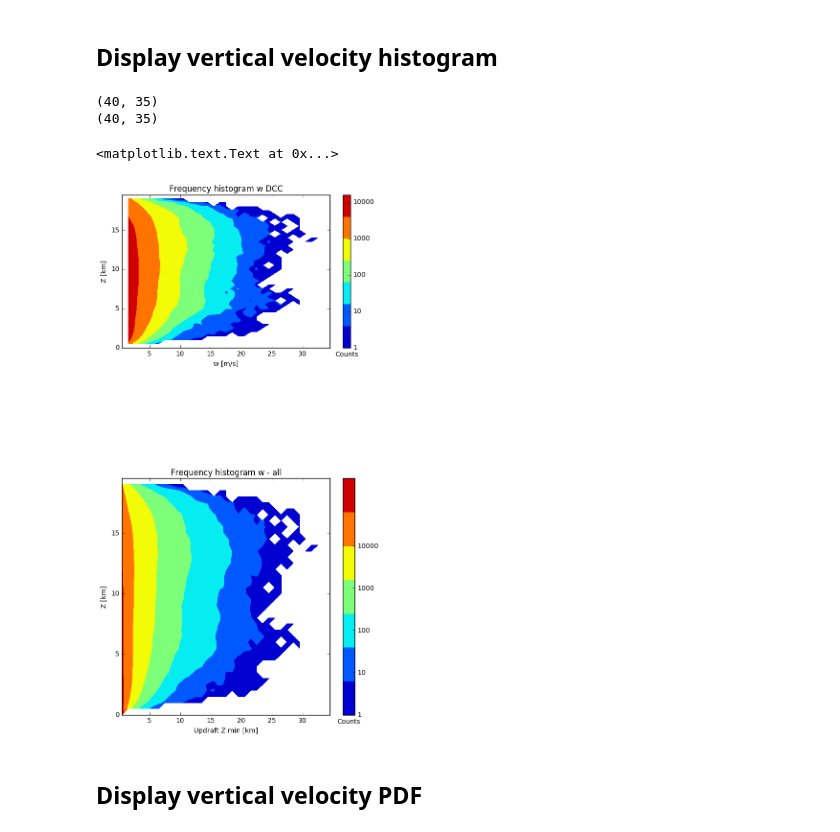
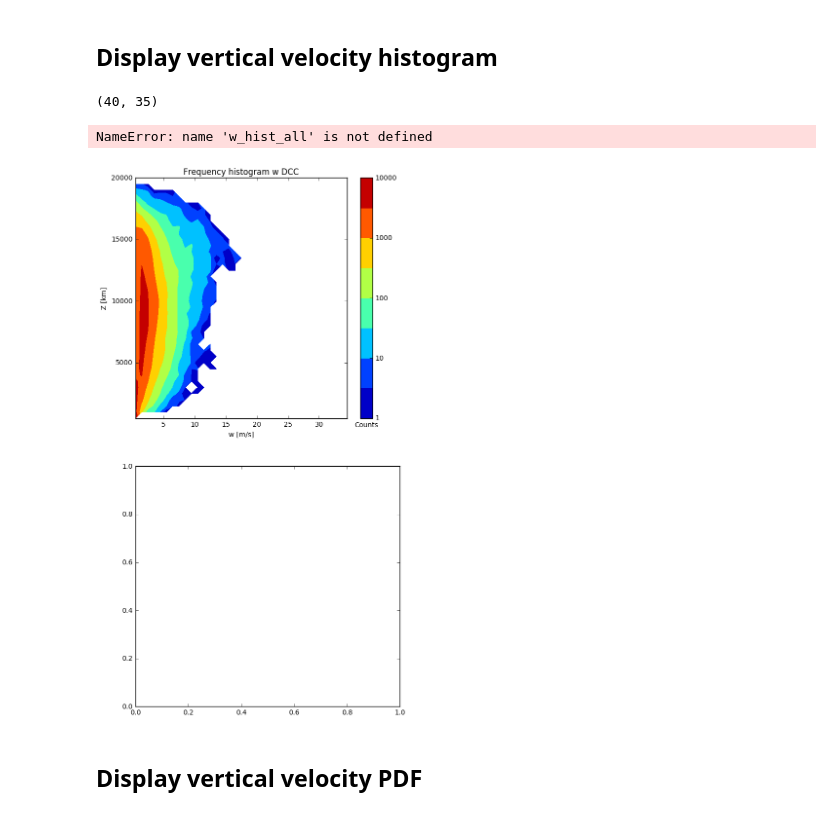
Before and after one commit to rcjackson/cmdv-rrm-anl, a Jupyter notebook: notebooks/w pdf.ipynb, the cells around one changed output. Cells and saved outputs as stored; diff of their text form; code cells hidden in the pictures.

```diff
--- a/notebooks/w pdf.ipynb
+++ b/notebooks/w pdf.ipynb
@@ -331,11 +331,11 @@ sounding_times = get_sounding_times(start_year,
                                     59)
 
 Sounding_netcdf = get_sounding(sounding_times[1])
-
+num_levels = 40
 p = Sounding_netcdf.variables['pres'][:]
 z = Sounding_netcdf.variables['alt'][:]
 
-z_levels = np.arange(0.5,20.5,0.5)*1000
+z_levels = np.arange(0.5,0.5*(num_levels+1),0.5)*1000
 
 p_levels = np.zeros(z_levels.shape)
 count = 0
@@ -378,7 +378,7 @@ def get_bca(grid):
 Code to retrieve all vertical velocities within x degree beam crossing angle. This code uses Collis et al. (2013) definition of Deep Convective Core
 # %%
 count = 0
-num_levels = 40
+
 dc = np.ma.zeros((len(times), 81, 111))
 ws = np.ma.zeros((len(times), num_levels, 81, 111))
 ws_all = np.ma.zeros((len(times), num_levels, 81, 111))
@@ -397,14 +397,16 @@ for time in times:
 
         is_in_updraft = w[levels] > 1
         is_in_updraft_next = w[levels+1] > 1
-        both_in_updraft = np.logical_or(np.logical_and(is_in_updraft,is_in_updraft_next),
+        both_in_updraft = np.logical_or(np.logical_and(is_in_updraft,
+                                                       is_in_updraft_next),
                                         updraft_depth > 10)
 
 
         add_one = np.where(both_in_updraft)
         set_to_zero = np.where(~both_in_updraft)
         if(len(add_one[0]) > 0):
-            updraft_depth[add_one[0], add_one[1]] = updraft_depth[add_one[0], add_one[1]] + 1
+            updraft_depth[add_one[0], add_one[1]] = updraft_depth[add_one[0],
+                                                                  add_one[1]] + 1
             updraft_depth[set_to_zero[0], set_to_zero[1]] = 0
 
     dc[count] = updraft_depth
@@ -413,16 +415,22 @@ for time in times:
     rfs[count] = z
     count = count + 1
 
-
 # Calculate PDF
 mean_w = np.ma.zeros(num_levels)
 median_w = np.ma.zeros(num_levels)
+ninety_w = np.ma.zeros(num_levels)
 ninety_five_w = np.ma.zeros(num_levels)
 ninety_nine_w = np.ma.zeros(num_levels)
+mean_z = np.ma.zeros(num_levels)
+median_z = np.ma.zeros(num_levels)
+ninety_z = np.ma.zeros(num_levels)
+ninety_five_z = np.ma.zeros(num_levels)
+ninety_nine_z = np.ma.zeros(num_levels)
 dims = ws.shape
 bins = np.arange(0,36,1)
-
+bins_z = np.arange(0,60,1)
 w_hist = np.ma.zeros((num_levels, len(bins)-1))
+z_hist = np.ma.zeros((num_levels, len(bins_z)-1))
 
 for levels in range(0,num_levels):
     w_level = ws[:,levels,:,:]
@@ -432,17 +440,32 @@ for levels in range(0,num_levels):
                                                           r_level[i,:,:] < 1),
                                                           w_level[i,:,:])
 
+
     ws_in_core = w_level[~w_level.mask]
+    zs_in_core = r_level[~w_level.mask]
     mean_w[levels] = np.ma.mean(ws_in_core)
     median_w[levels] = np.ma.median(ws_in_core)
+    mean_z[levels] = np.ma.mean(zs_in_core)
+    median_z[levels] = np.ma.median(zs_in_core)
     counts, bins = np.histogram(ws_in_core, bins=bins)
     w_hist[levels] = counts
+    counts_z, bins_z = np.histogram(zs_in_core, bins=bins_z)
+    z_hist[levels] = counts_z/(sum(counts_z)*0.5*1)
+    total_counts = total_counts + sum(counts)
 
     if(len(ws_in_core) > 0):
-        ninety_five_w[levels] = np.percentile(ws_in_core, 90)
+        ninety_z[levels] = np.percentile(zs_in_core, 90)
+        ninety_five_z[levels] = np.percentile(zs_in_core, 95)
+        ninety_nine_z[levels] = np.percentile(zs_in_core, 99)
+        ninety_w[levels] = np.percentile(ws_in_core, 90)
+        ninety_five_w[levels] = np.percentile(ws_in_core, 95)
         ninety_nine_w[levels] = np.percentile(ws_in_core, 99)
     else:
+        ninety_w[levels] = float('nan')
         ninety_five_w[levels] = float('nan')
         ninety_nine_w[levels] = float('nan')
+        ninety_five_z[levels] = float('nan')
+        ninety_nine_z[levels] = float('nan')
+        ninety_z[levels] = float('nan')
 # %% [output]
 Check the NumPy 1.11 release notes for more information.
@@ -599,39 +652,36 @@ for levels in range(0,num_levels):
 # %% [markdown]
 ## Display vertical velocity histogram
 # %%
-Y = np.arange(0,20,0.5)
+Y = z_levels
 X = (bins[1:]+bins[0:-1])/2
 
 XX, YY = np.meshgrid(X,Y)
 plt.figure(figsize=(7,14))
-plt.subplot(311)
+plt.subplot(211)
 
-print(w_hist.shape)
 plt.contourf(XX, YY, np.log10(w_hist))
 ax = plt.colorbar(ticks=[0,1,2,3,4])
 ax.ax.set_yticklabels(['1', '10', '100', '1000', '10000'])
 ax.ax.set_xlabel('Counts')
 plt.xlabel('w [m/s]')
 plt.ylabel('Z [km]')
 plt.title('Frequency histogram w DCC')
-
 
 plt.subplot(212)
 X = (bins[1:]+bins[0:-1])/2
 XX, YY = np.meshgrid(X,Y)
 print(w_hist.shape)
 plt.contourf(XX, YY, np.log10(w_hist_all))
 ax = plt.colorbar(ticks=[0,1,2,3,4])
 ax.ax.set_yticklabels(['1', '10', '100', '1000', '10000'])
 ax.ax.set_xlabel('Counts')
 plt.xlabel('Updraft Z min [km]')
 plt.ylabel('Z [km]')
 plt.title('Frequency histogram w - all')
 # %% [output]
 (40, 35)
-(40, 35)
-<matplotlib.text.Text at 0x...>
+NameError: name 'w_hist_all' is not defined
-[figure, old version]
+[figure, new version]
 # %% [markdown]
 ## Display vertical velocity PDF
 # %%
```
Also changed, not shown: parts of 9 cells of this notebook.
